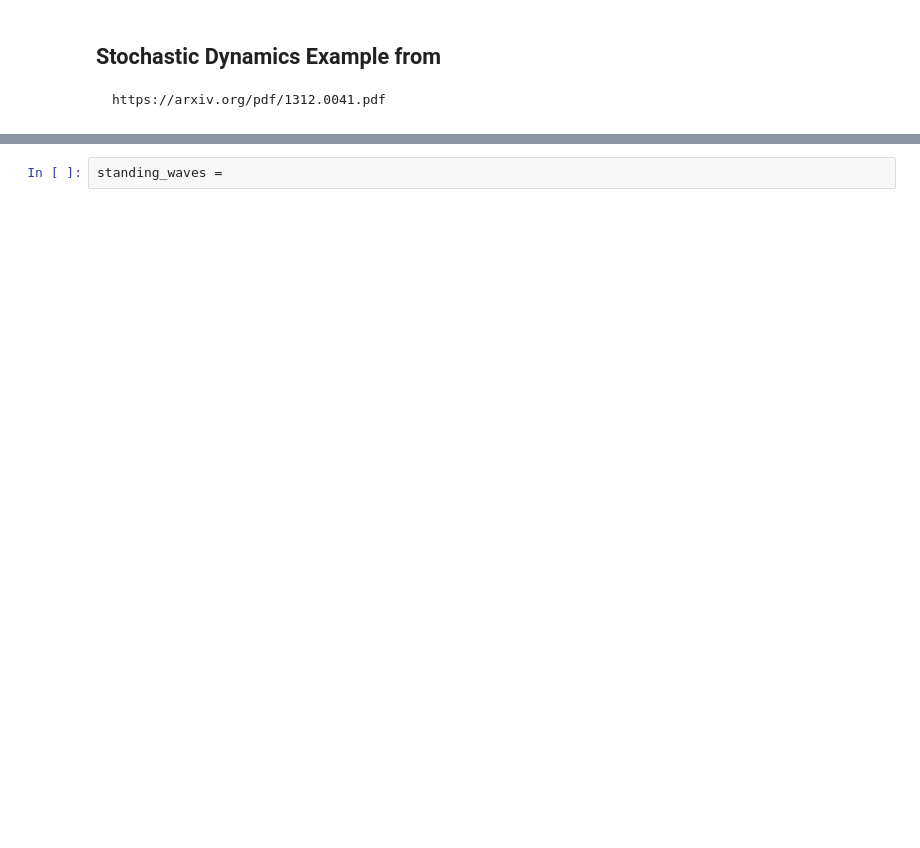
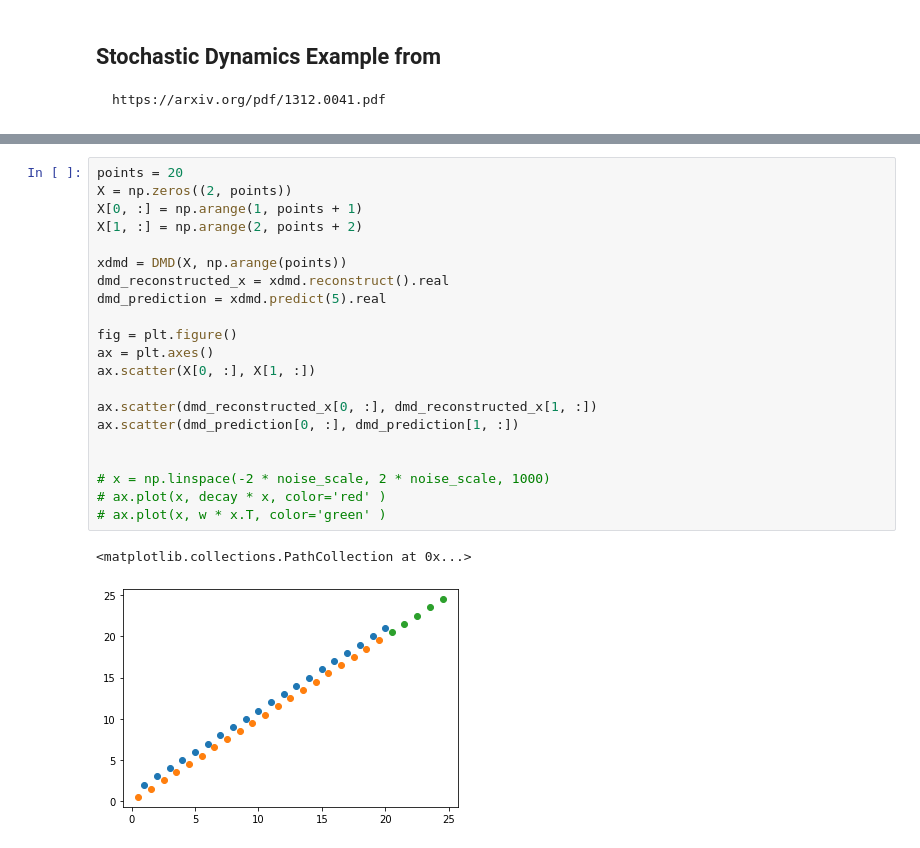
Before and after one commit to waleedbinkhalid74/ml_cms_final_project, a Jupyter notebook: task_2.ipynb, the cells around one changed output, grey strips where cells are left out. Cells and saved outputs as stored; diff of their text form; blank space fills up the shorter version.

```diff
--- a/task_2.ipynb
+++ b/task_2.ipynb
@@ -55,2 +51,24 @@ ax.plot(x, w * x, color='green' )
-# %%
-standing_waves =
+# %%
+points = 20
+X = np.zeros((2, points))
+X[0, :] = np.arange(1, points + 1)
+X[1, :] = np.arange(2, points + 2)
+
+xdmd = DMD(X, np.arange(points))
+dmd_reconstructed_x = xdmd.reconstruct().real
+dmd_prediction = xdmd.predict(5).real
+
+fig = plt.figure()
+ax = plt.axes()
+ax.scatter(X[0, :], X[1, :])
+
+ax.scatter(dmd_reconstructed_x[0, :], dmd_reconstructed_x[1, :])
+ax.scatter(dmd_prediction[0, :], dmd_prediction[1, :])
+
+
+# x = np.linspace(-2 * noise_scale, 2 * noise_scale, 1000)
+# ax.plot(x, decay * x, color='red' )
+# ax.plot(x, w * x.T, color='green' )
+# %% [output]
+<matplotlib.collections.PathCollection at 0x...>
+[figure, added]
```
Also changed, not shown: parts of 11 cells of this notebook, 3 other files.
